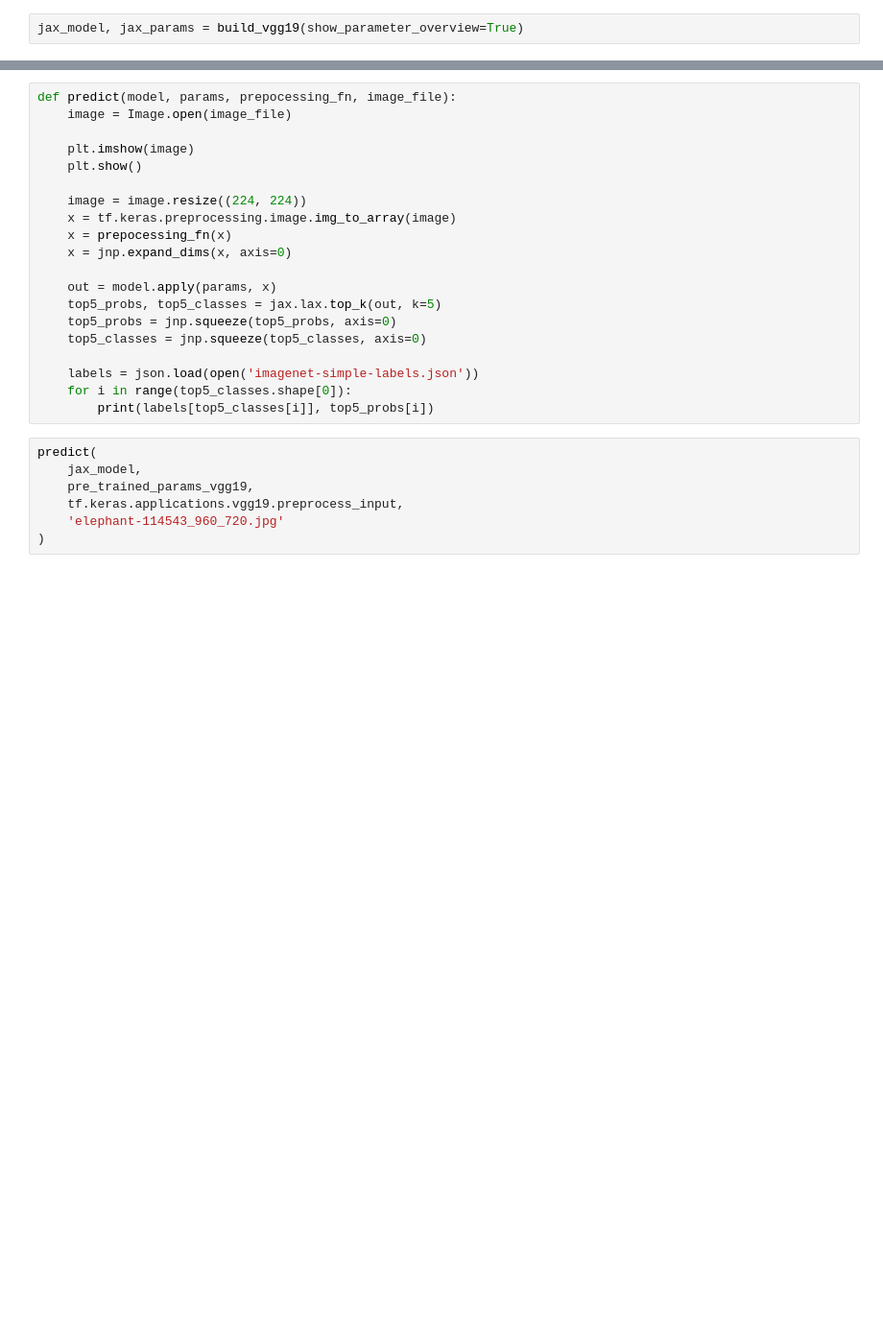
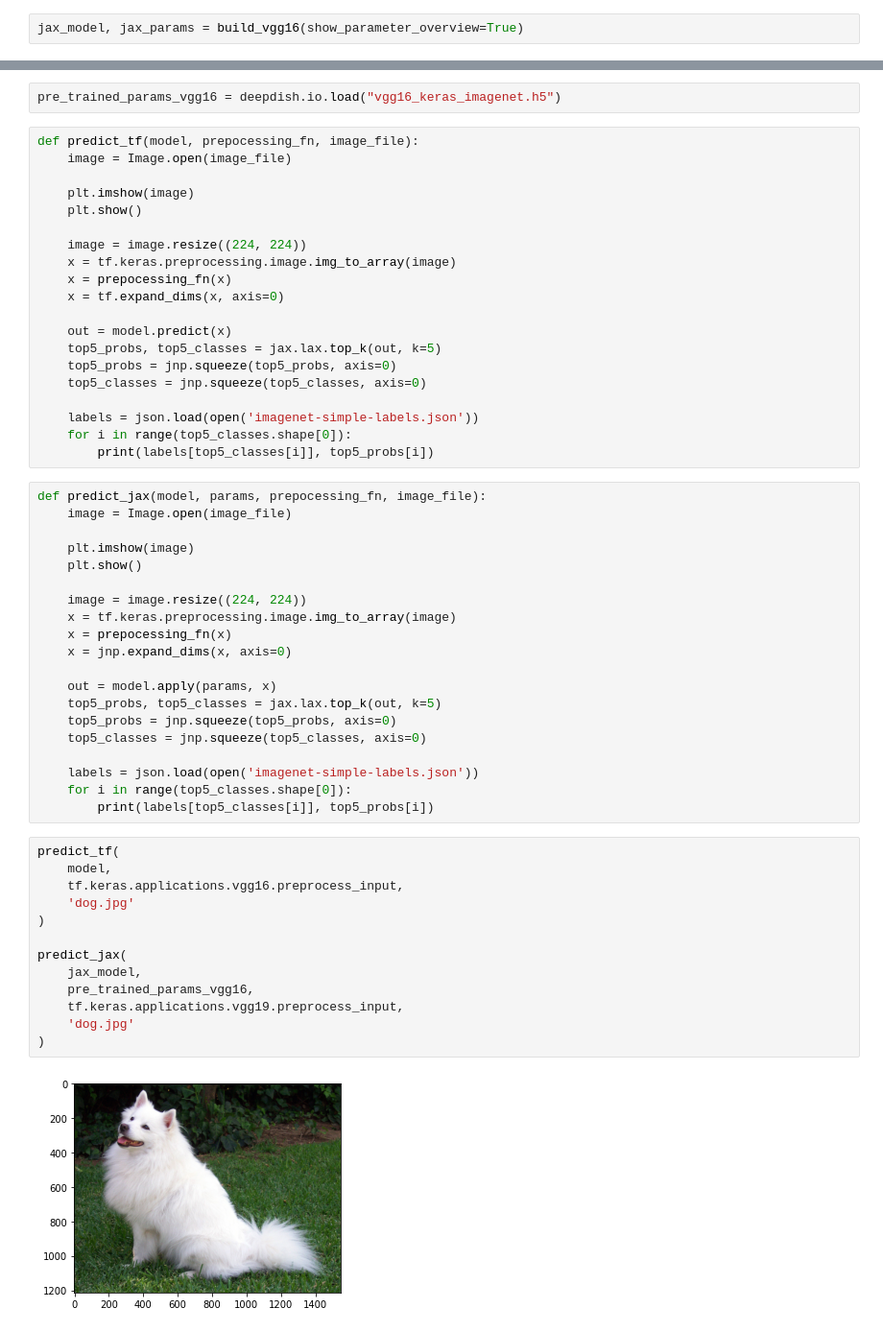
Before and after one commit to soumik12345/flax-vision-models, a Jupyter notebook: convert.ipynb, the cells around one changed output, grey strips where cells are left out. Shown at 96% size. Drawn from its saved outputs; the diff is of its cells as text; blank space fills up the shorter version.

Commit message:
added model conversion notebook

```diff
--- a/convert.ipynb
+++ b/convert.ipynb
@@ -23,4 +23,4 @@ model = tf.keras.applications.VGG19(
     classifier_activation="softmax",
 )
 # %%
-jax_model, jax_params = build_vgg19(show_parameter_overview=True)
+jax_model, jax_params = build_vgg16(show_parameter_overview=True)
@@ -201,5 +140,27 @@ pre_trained_params_vgg19 = {
+# %%
+pre_trained_params_vgg16 = deepdish.io.load("vgg16_keras_imagenet.h5")
+# %%
+def predict_tf(model, prepocessing_fn, image_file):
+    image = Image.open(image_file)
+
+    plt.imshow(image)
+    plt.show()
+
+    image = image.resize((224, 224))
+    x = tf.keras.preprocessing.image.img_to_array(image)
+    x = prepocessing_fn(x)
+    x = tf.expand_dims(x, axis=0)
+
+    out = model.predict(x)
+    top5_probs, top5_classes = jax.lax.top_k(out, k=5)
+    top5_probs = jnp.squeeze(top5_probs, axis=0)
+    top5_classes = jnp.squeeze(top5_classes, axis=0)
+
+    labels = json.load(open('imagenet-simple-labels.json'))
+    for i in range(top5_classes.shape[0]):
+        print(labels[top5_classes[i]], top5_probs[i])
 # %%
-def predict(model, params, prepocessing_fn, image_file):
+def predict_jax(model, params, prepocessing_fn, image_file):
     image = Image.open(image_file)
 
     plt.imshow(image)
@@ -219,9 +180,17 @@ def predict(model, params, prepocessing_fn, image_file):
     for i in range(top5_classes.shape[0]):
         print(labels[top5_classes[i]], top5_probs[i])
 # %%
-predict(
+predict_tf(
+    model,
+    tf.keras.applications.vgg16.preprocess_input,
+    'dog.jpg'
+)
+
+predict_jax(
     jax_model,
-    pre_trained_params_vgg19,
+    pre_trained_params_vgg16,
     tf.keras.applications.vgg19.preprocess_input,
-    'elephant-114543_960_720.jpg'
+    'dog.jpg'
 )
+# %% [output]
+[figure, added]
```
Also changed, not shown: parts of 10 cells of this notebook, 1 other file.
